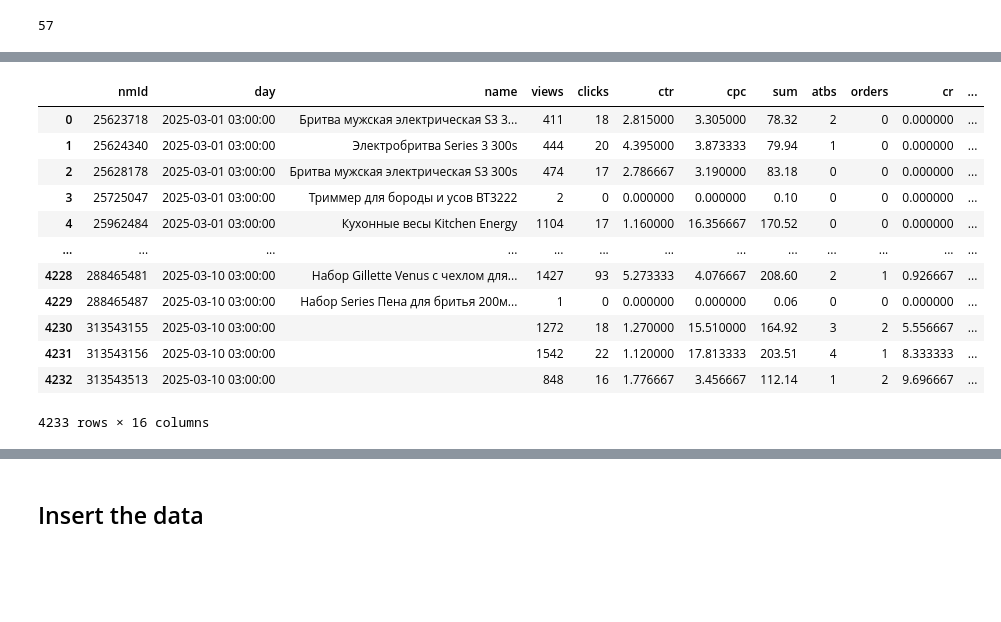
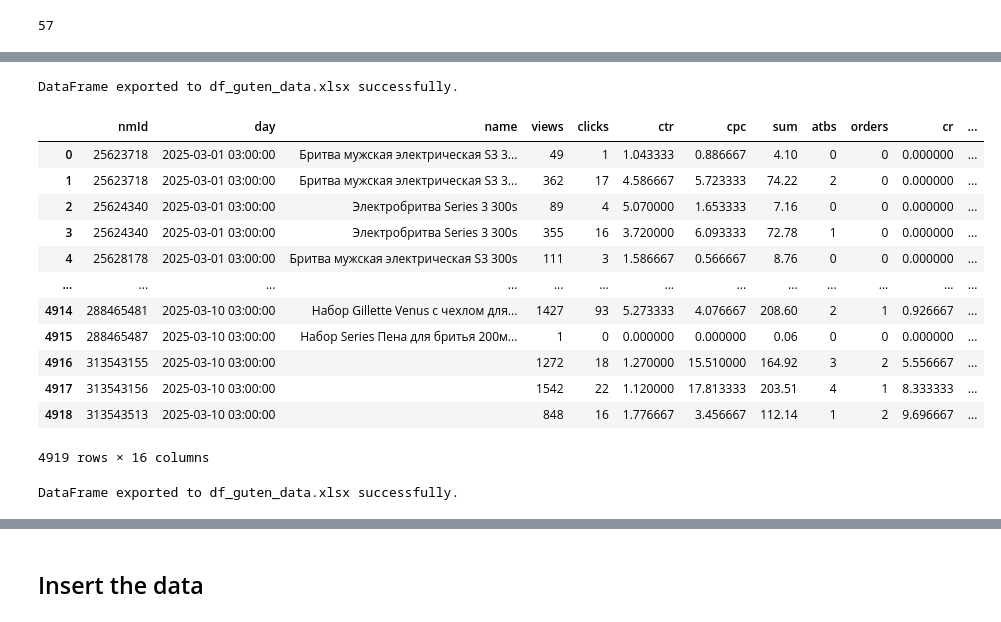
Before and after one commit to carolinavivast/API-Integrations, a Jupyter notebook: Advertisement_WB_period.ipynb, the cells around one changed output, grey strips where cells are left out. Drawn from its saved outputs; the diff is of its cells as text; code cells hidden in the pictures; blank space fills up the shorter version.

```diff
--- a/Advertisement_WB_period.ipynb
+++ b/Advertisement_WB_period.ipynb
@@ -661,8 +659,18 @@ df_guten
 7161 rows × 14 columns
+# %%
+# Specify the file name for the Excel file
+file_name = "df_guten_data.xlsx"
+
+# Export the DataFrame to an Excel file
+df_guten.to_excel(file_name, index=False)
+
+print(f"DataFrame exported to {file_name} successfully.")
+# %% [output]
+DataFrame exported to df_guten_data.xlsx successfully.
 # %%
 # Group by 'date' (day only) and 'nmId', summing numeric columns except 'advertId'
 df_grouped_guten = (
-    df_guten.groupby([df_guten["date"].dt.date, "nmId"], as_index=False)
+    df_guten.groupby([df_guten["date"].dt.date, "nmId", "advertId"], as_index=False)
     .agg({
         "date": "first",  # Keep the first date (to retain the day)
         "name": "first",  # Keep the first name (or customize this logic)
@@ -682,7 +690,7 @@ df_grouped_guten = (
 
 # Group by 'date' (day only) and 'nmId', summing numeric columns except 'advertId'
 df_grouped_giper = (
-    df_giper.groupby([df_giper["date"].dt.date, "nmId"], as_index=False)
+    df_giper.groupby([df_giper["date"].dt.date, "nmId", "advertId"], as_index=False)
     .agg({
         "date": "first",  # Keep the first date (to retain the day)
         "name": "first",  # Keep the first name (or customize this logic)
@@ -702,7 +710,7 @@ df_grouped_giper = (
 
 # Group by 'date' (day only) and 'nmId', summing numeric columns except 'advertId'
 df_grouped_kitchen = (
-    df_kitchen.groupby([df_kitchen["date"].dt.date, "nmId"], as_index=False)
+    df_kitchen.groupby([df_kitchen["date"].dt.date, "nmId", "advertId"], as_index=False)
     .agg({
         "date": "first",  # Keep the first date (to retain the day)
         "name": "first",  # Keep the first name (or customize this logic)
@@ -722,7 +730,7 @@ df_grouped_kitchen = (
 
 # Group by 'date' (day only) and 'nmId', summing numeric columns except 'advertId'
 df_grouped_smart = (
-    df_smart.groupby([df_smart["date"].dt.date, "nmId"], as_index=False)
+    df_smart.groupby([df_smart["date"].dt.date, "nmId", "advertId"], as_index=False)
     .agg({
         "date": "first",  # Keep the first date (to retain the day)
         "name": "first",  # Keep the first name (or customize this logic)
@@ -733,45 +741,55 @@ df_grouped_smart = (
         "sum": "sum",
         "atbs": "sum",
         "orders": "sum",
         "cr": "mean",  # Use mean for 'cr' (conversion rate)
         "shks": "sum",
         "sum_price": "sum",
         "advertId": "first"  # Keep the first 'advertId' (no summing)
     })
 )
 
 
 # Rename the 'date' column to 'day' for clarity
 df_grouped_guten.rename(columns={"date": "day"}, inplace=True)
 df_grouped_giper.rename(columns={"date": "day"}, inplace=True)
 df_grouped_kitchen.rename(columns={"date": "day"}, inplace=True)
 df_grouped_smart.rename(columns={"date": "day"}, inplace=True)
 
 df_grouped_guten['Project'] = 'WB-GutenTech'
 df_grouped_giper['Project'] = 'WB-ГиперМаркет'
 df_grouped_kitchen['Project'] = 'WB-KitchenAid'
 df_grouped_smart['Project'] = 'WB-Smart-Market'
 
 # Concatenate the DataFrames
 df_grouped_combined_campaigns = pd.concat([df_grouped_guten, df_grouped_giper, df_grouped_kitchen, df_grouped_smart], ignore_index=True)
 df_grouped_combined_campaigns['Marketplace'] = 'Wildberries'
 
 # Display the grouped DataFrame
 df_grouped_combined_campaigns
 # %% [output]
 |  | nmId | day | name | views | clicks | ctr | cpc | sum | atbs | orders | cr | ... |
-| 0 | 25623718 | 2025-03-01 03:00:00 | Бритва мужская электрическая S3 3... | 411 | 18 | 2.815000 | 3.305000 | 78.32 | 2 | 0 | 0.000000 | ... |
-| 1 | 25624340 | 2025-03-01 03:00:00 | Электробритва Series 3 300s | 444 | 20 | 4.395000 | 3.873333 | 79.94 | 1 | 0 | 0.000000 | ... |
-| 2 | 25628178 | 2025-03-01 03:00:00 | Бритва мужская электрическая S3 300s | 474 | 17 | 2.786667 | 3.190000 | 83.18 | 0 | 0 | 0.000000 | ... |
-| 3 | 25725047 | 2025-03-01 03:00:00 | Триммер для бороды и усов BT3222 | 2 | 0 | 0.000000 | 0.000000 | 0.10 | 0 | 0 | 0.000000 | ... |
-| 4 | 25962484 | 2025-03-01 03:00:00 | Кухонные весы Kitchen Energy | 1104 | 17 | 1.160000 | 16.356667 | 170.52 | 0 | 0 | 0.000000 | ... |
+| 0 | 25623718 | 2025-03-01 03:00:00 | Бритва мужская электрическая S3 3... | 49 | 1 | 1.043333 | 0.886667 | 4.10 | 0 | 0 | 0.000000 | ... |
+| 1 | 25623718 | 2025-03-01 03:00:00 | Бритва мужская электрическая S3 3... | 362 | 17 | 4.586667 | 5.723333 | 74.22 | 2 | 0 | 0.000000 | ... |
+| 2 | 25624340 | 2025-03-01 03:00:00 | Электробритва Series 3 300s | 89 | 4 | 5.070000 | 1.653333 | 7.16 | 0 | 0 | 0.000000 | ... |
+| 3 | 25624340 | 2025-03-01 03:00:00 | Электробритва Series 3 300s | 355 | 16 | 3.720000 | 6.093333 | 72.78 | 1 | 0 | 0.000000 | ... |
+| 4 | 25628178 | 2025-03-01 03:00:00 | Бритва мужская электрическая S3 300s | 111 | 3 | 1.586667 | 0.566667 | 8.76 | 0 | 0 | 0.000000 | ... |
 | ... | ... | ... | ... | ... | ... | ... | ... | ... | ... | ... | ... | ... |
-| 4228 | 288465481 | 2025-03-10 03:00:00 | Набор Gillette Venus с чехлом для... | 1427 | 93 | 5.273333 | 4.076667 | 208.60 | 2 | 1 | 0.926667 | ... |
-| 4229 | 288465487 | 2025-03-10 03:00:00 | Набор Series Пена для бритья 200м... | 1 | 0 | 0.000000 | 0.000000 | 0.06 | 0 | 0 | 0.000000 | ... |
-| 4230 | 313543155 | 2025-03-10 03:00:00 |  | 1272 | 18 | 1.270000 | 15.510000 | 164.92 | 3 | 2 | 5.556667 | ... |
-| 4231 | 313543156 | 2025-03-10 03:00:00 |  | 1542 | 22 | 1.120000 | 17.813333 | 203.51 | 4 | 1 | 8.333333 | ... |
-| 4232 | 313543513 | 2025-03-10 03:00:00 |  | 848 | 16 | 1.776667 | 3.456667 | 112.14 | 1 | 2 | 9.696667 | ... |
+| 4914 | 288465481 | 2025-03-10 03:00:00 | Набор Gillette Venus с чехлом для... | 1427 | 93 | 5.273333 | 4.076667 | 208.60 | 2 | 1 | 0.926667 | ... |
+| 4915 | 288465487 | 2025-03-10 03:00:00 | Набор Series Пена для бритья 200м... | 1 | 0 | 0.000000 | 0.000000 | 0.06 | 0 | 0 | 0.000000 | ... |
+| 4916 | 313543155 | 2025-03-10 03:00:00 |  | 1272 | 18 | 1.270000 | 15.510000 | 164.92 | 3 | 2 | 5.556667 | ... |
+| 4917 | 313543156 | 2025-03-10 03:00:00 |  | 1542 | 22 | 1.120000 | 17.813333 | 203.51 | 4 | 1 | 8.333333 | ... |
+| 4918 | 313543513 | 2025-03-10 03:00:00 |  | 848 | 16 | 1.776667 | 3.456667 | 112.14 | 1 | 2 | 9.696667 | ... |
-4233 rows × 16 columns
+4919 rows × 16 columns
+# %%
+# Specify the file name for the Excel file
+file_name = "df_guten_data.xlsx"
+
+# Export the DataFrame to an Excel file
+df_grouped_combined_campaigns.to_excel(file_name, index=False)
+
+print(f"DataFrame exported to {file_name} successfully.")
+# %% [output]
+DataFrame exported to df_guten_data.xlsx successfully.
 # %%
 # Merge the grouped DataFrame with the filtered_df to add additional columns
 df_final = df_grouped_combined_campaigns.merge(
```
Also changed, not shown: parts of 24 cells of this notebook, 2 other files.
